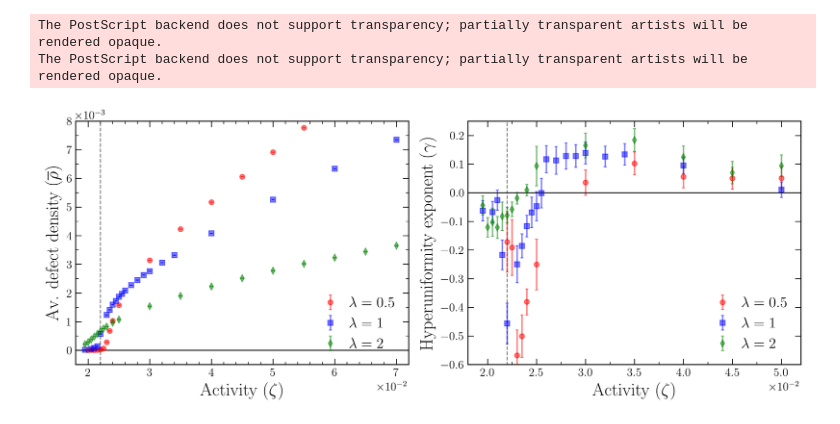
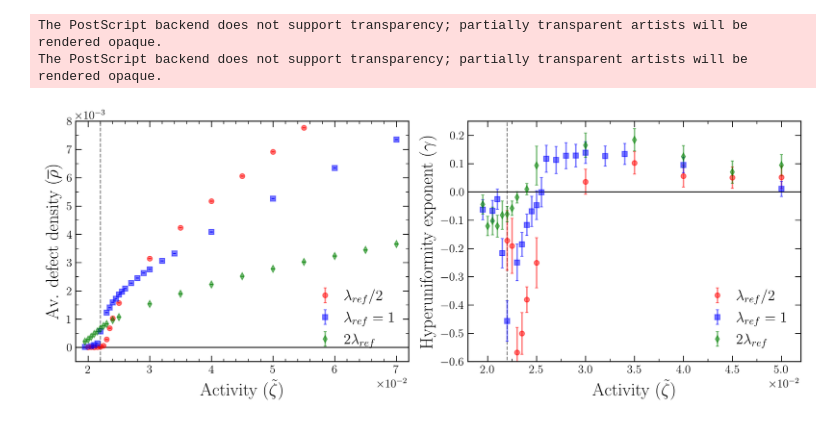
Before and after one commit to simonguld/Thesis, a Jupyter notebook: NematicAnalysis/na512exp_comparison.ipynb, the cells around one changed output. Cells and saved outputs as stored; diff of their text form; code cells hidden in the pictures.

```diff
--- a/NematicAnalysis/na512exp_comparison.ipynb
+++ b/NematicAnalysis/na512exp_comparison.ipynb
@@ -97,9 +97,9 @@ ad1 = AnalyseDefects(defect_list1, output_path=output_path1, count_suffix=count_
 ad2 = AnalyseDefects(defect_list2, output_path=output_path2, count_suffix=count_suffix2,)
 
 if data_suffix1=='lam05':
-    label_list = [r'$\lambda = 0.5$', r'$\lambda = 1$', r'$\lambda = 2$']
+    label_list = [r'$\lambda_{ref} / 2$', r'$\lambda_{ref} = 1$', r'$2 \lambda_{ref}$']
 else:
-    label_list = [r'$\mu = 0.01$', '$\mu = 0$', r'$\mu = 0.1$']
+    label_list = [r'$\mu = 0.01$', r'$\mu_{ref} = 0$', r'$\mu = 0.1$']
 # %%
 ## load reference data
 LL = 512
@@ -218,7 +218,7 @@ for i, label in enumerate(label_list):
     ax.errorbar(act_list_list[i], av_def[:,0], av_def[:,1], fmt = marker_list[i], label=label,
                 elinewidth=1.5, capsize=1.5, capthick=1, markersize = 5, alpha=.5)
 
-ax.set_xlabel(r'Activity ($\zeta$)')
+ax.set_xlabel(r'Activity ($\tilde{\zeta}$)')
 ax.set_ylabel(r' Av. defect density ($\overline{\rho})$')
 ax.vlines(x=0.022, ymin = -1e-2, ymax=.8e-2, linestyle='--', color='k', lw = 1, alpha=.5, zorder=-10)
 ax.hlines(y=0, xmin=0, xmax=.12, linestyle='-', color='k', lw = 1 )
@@ -241,35 +241,35 @@ fit_params_paths = [os.path.join(ad1.output_merged, 'fit_params_sfac_time_av.npy
 for i, label in enumerate(label_list):
     fit_params = np.load(fit_params_paths[i])
 #   print(len(act_list_list[i]), fit_params.shape)
     act_idx_min = 4 if (data_suffix_out == 'lam_full' and i == 0) else 0
     ax3.errorbar(act_list_list[i][act_idx_min:], fit_params[act_idx_min:,0], yerr=fit_params[act_idx_min:,2], fmt = marker_list[i], label=label,
                 elinewidth=1.5, capsize=1.5, capthick=1, markersize = 5, alpha=.5)
 
 ax3.xaxis.set_minor_locator(ticker.MultipleLocator(2.5e-3))
 ax3.yaxis.set_minor_locator(ticker.MultipleLocator(.1))
 ax3.set_xlim([.018, 0.052])
 ax3.set_ylim(ymin=-.6, ymax=.25)
-ax3.set_xlabel(r'Activity ($\zeta$)')
+ax3.set_xlabel(r'Activity ($\tilde{\zeta}$)')
 ax3.set_ylabel(r'Hyperuniformity exponent ($\gamma$)')
 ax3.vlines(x=0.022, ymin = -1.2, ymax=.3, linestyle='--', color='k', lw = 1, alpha=.5, zorder=-10)
 #ax3.vlines(x=0.022, ymin = -.16, ymax=1.2, linestyle='--', color='k', lw = 1)
 ax3.hlines(y=0, xmin=0, xmax=0.052, linestyle='-', color='k', lw = 1 )
 
 
 
 #fig0.legend([handles[i] for i in order], [label_list[i] for i in order], fontsize=16,
 #           bbox_to_anchor=(0.515, 1.04), loc='upper center', ncols=3)
 ax3.legend([handles[i] for i in order], [labels[i] for i in order], loc='lower right')
 #fig0.legend(ncol=3, fontsize = 16, bbox_to_anchor=(0.515, 1.04), loc='upper center')
 
 fig0.savefig(os.path.join(save_path, f'av_density_alpha_{data_suffix_out}.png'), dpi=420, bbox_inches='tight', pad_inches=0.1)
 fig0.savefig(os.path.join(save_path, f'av_density_alpha_{data_suffix_out}.eps'), bbox_inches='tight', pad_inches=0.1)
 fig0.savefig(os.path.join(save_path0, f'av_density_alpha_{data_suffix_out}.png'), dpi=420, bbox_inches='tight', pad_inches=0.1)
 fig0.savefig(os.path.join(save_path0, f'av_density_alpha_{data_suffix_out}.eps'), bbox_inches='tight', pad_inches=0.1)
 # %% [output]
 The PostScript backend does not support transparency; partially transparent artists will be rendered opaque.
 The PostScript backend does not support transparency; partially transparent artists will be rendered opaque.
-[figure, old version]
+[figure, new version]
 # %%
 qc = lambda lam, zeta, k, eta, gamma: np.sqrt( (lam * zeta) / (2 * k * (2 * eta * gamma + lam ** 2)))
 qs_res = lambda lam, zeta: qc(lam, zeta, k=0.05, eta=1, gamma=0.05)
```
Also changed, not shown: parts of 3 cells of this notebook, 1 other file.
